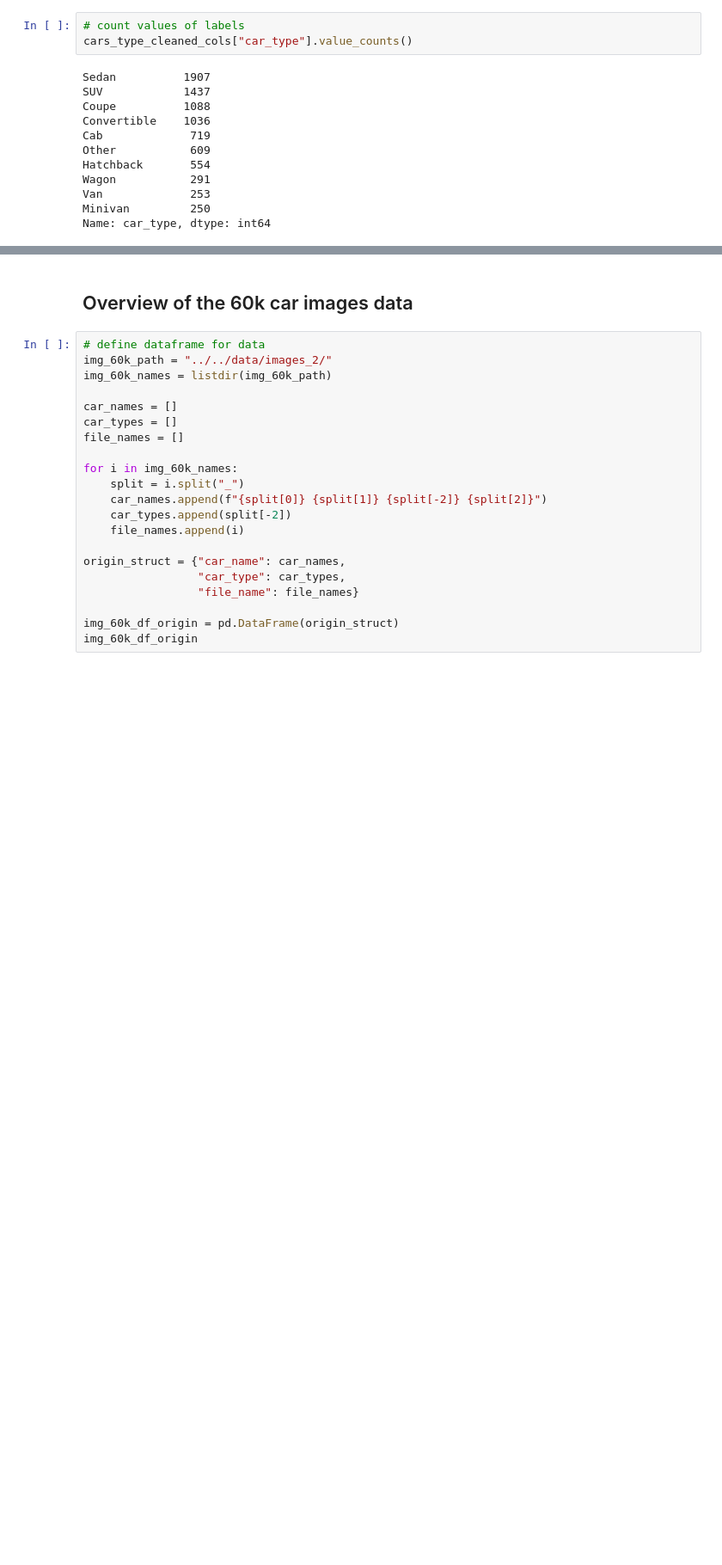
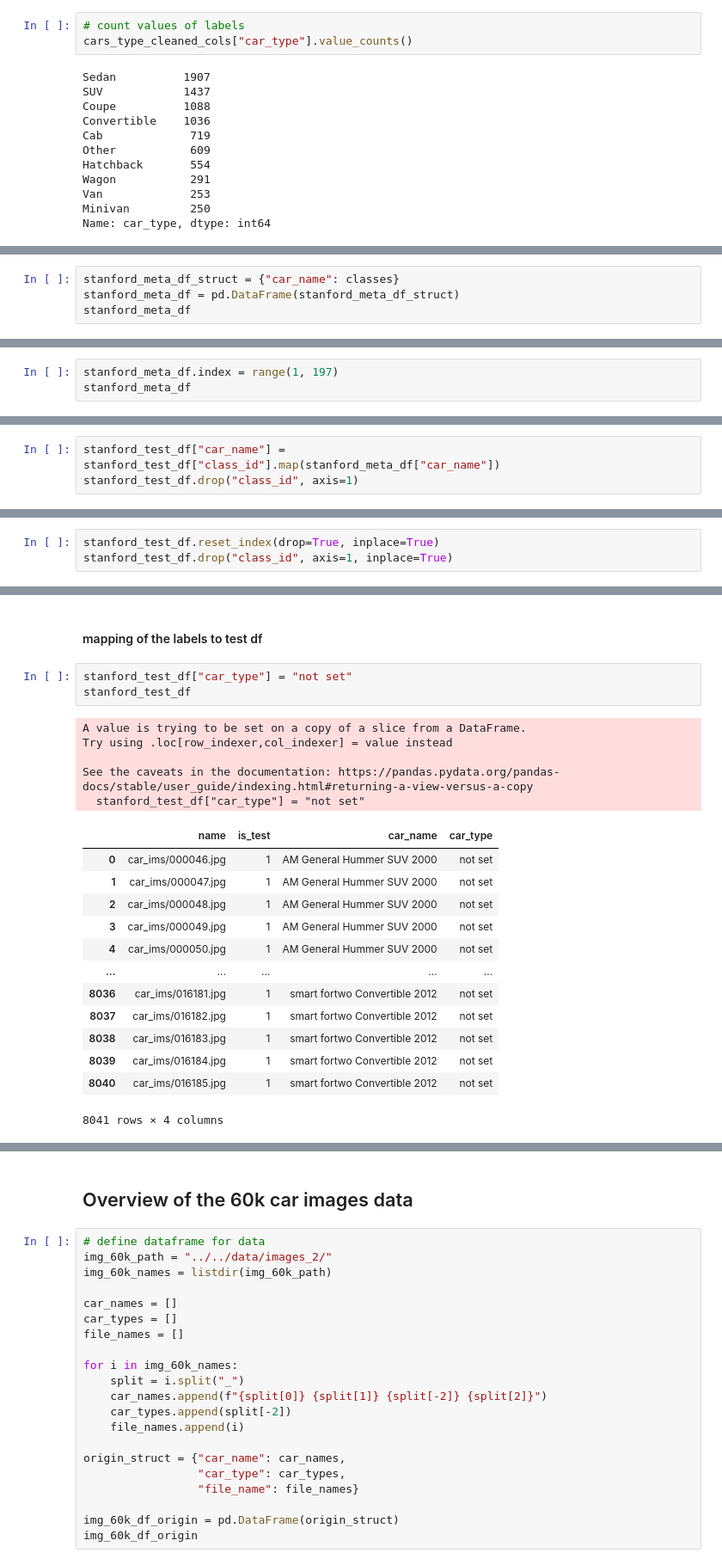
Before and after one commit to MrChriwo/car-body-prediction, a Jupyter notebook: services/data_labeling/Label_checker.ipynb, the cells around one changed output, grey strips where cells are left out. Shown at 86% size. Saved outputs shown, nothing was run; the diff lists cells and outputs as text; blank space fills up the shorter version.

```diff
--- a/services/data_labeling/Label_checker.ipynb
+++ b/services/data_labeling/Label_checker.ipynb
@@ -65,0 +206,4 @@ Name: car_type, dtype: int64
+# %%
+stanford_meta_df_struct = {"car_name": classes}
+stanford_meta_df = pd.DataFrame(stanford_meta_df_struct)
+stanford_meta_df
@@ -65,0 +226,3 @@ Name: car_type, dtype: int64
+# %%
+stanford_meta_df.index = range(1, 197)
+stanford_meta_df
@@ -65,0 +245,3 @@ Name: car_type, dtype: int64
+# %%
+stanford_test_df["car_name"] = stanford_test_df["class_id"].map(stanford_meta_df["car_name"])
+stanford_test_df.drop("class_id", axis=1)
@@ -65,0 +549,3 @@ Name: car_type, dtype: int64
+# %%
+stanford_test_df.reset_index(drop=True, inplace=True)
+stanford_test_df.drop("class_id", axis=1, inplace=True)
@@ -65,0 +573,24 @@ Name: car_type, dtype: int64
+# %% [markdown]
+#### mapping of the labels to test df
+# %%
+stanford_test_df["car_type"] = "not set"
+stanford_test_df
+# %% [output]
+A value is trying to be set on a copy of a slice from a DataFrame.
+Try using .loc[row_indexer,col_indexer] = value instead
+
+See the caveats in the documentation: https://pandas.pydata.org/pandas-docs/stable/user_guide/indexing.html#returning-a-view-versus-a-copy
+  stanford_test_df["car_type"] = "not set"
+|  | name | is_test | car_name | car_type |
+| 0 | car_ims/000046.jpg | 1 | AM General Hummer SUV 2000 | not set |
+| 1 | car_ims/000047.jpg | 1 | AM General Hummer SUV 2000 | not set |
+| 2 | car_ims/000048.jpg | 1 | AM General Hummer SUV 2000 | not set |
+| 3 | car_ims/000049.jpg | 1 | AM General Hummer SUV 2000 | not set |
+| 4 | car_ims/000050.jpg | 1 | AM General Hummer SUV 2000 | not set |
+| ... | ... | ... | ... | ... |
+| 8036 | car_ims/016181.jpg | 1 | smart fortwo Convertible 2012 | not set |
+| 8037 | car_ims/016182.jpg | 1 | smart fortwo Convertible 2012 | not set |
+| 8038 | car_ims/016183.jpg | 1 | smart fortwo Convertible 2012 | not set |
+| 8039 | car_ims/016184.jpg | 1 | smart fortwo Convertible 2012 | not set |
+| 8040 | car_ims/016185.jpg | 1 | smart fortwo Convertible 2012 | not set |
+8041 rows × 4 columns
```
Also changed, not shown: parts of 52 cells of this notebook, 1 other file.
